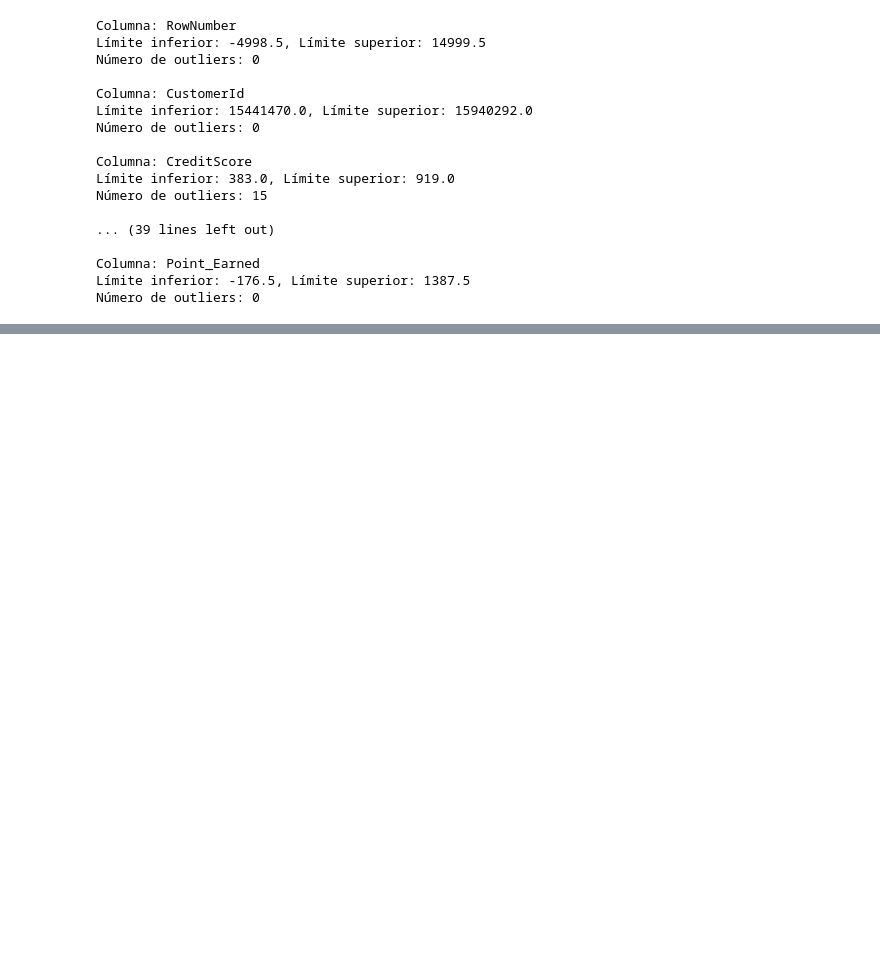
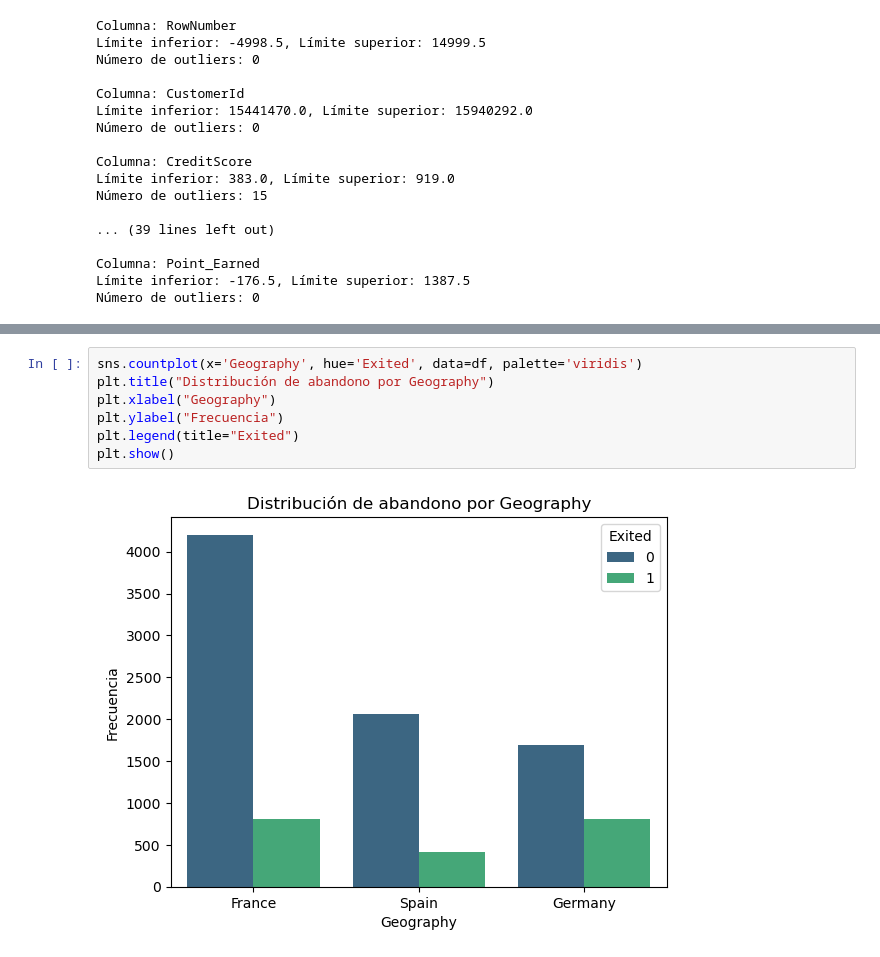
Before and after one commit to SaraLuzVC/Customer-Churn-Records, a Jupyter notebook: notebooks/EDA_sofia.ipynb, the cells around one changed output, grey strips where cells are left out. Drawn from its saved outputs; the diff is of its cells as text; blank space fills up the shorter version.

```diff
--- a/notebooks/EDA_sofia.ipynb
+++ b/notebooks/EDA_sofia.ipynb
@@ -284,0 +290,9 @@ for col in numeric_cols:
+# %%
+sns.countplot(x='Geography', hue='Exited', data=df, palette='viridis')
+plt.title("Distribución de abandono por Geography")
+plt.xlabel("Geography")
+plt.ylabel("Frecuencia")
+plt.legend(title="Exited")
+plt.show()
+# %% [output]
+[figure, added]
```
Also changed, not shown: parts of 11 cells of this notebook.
